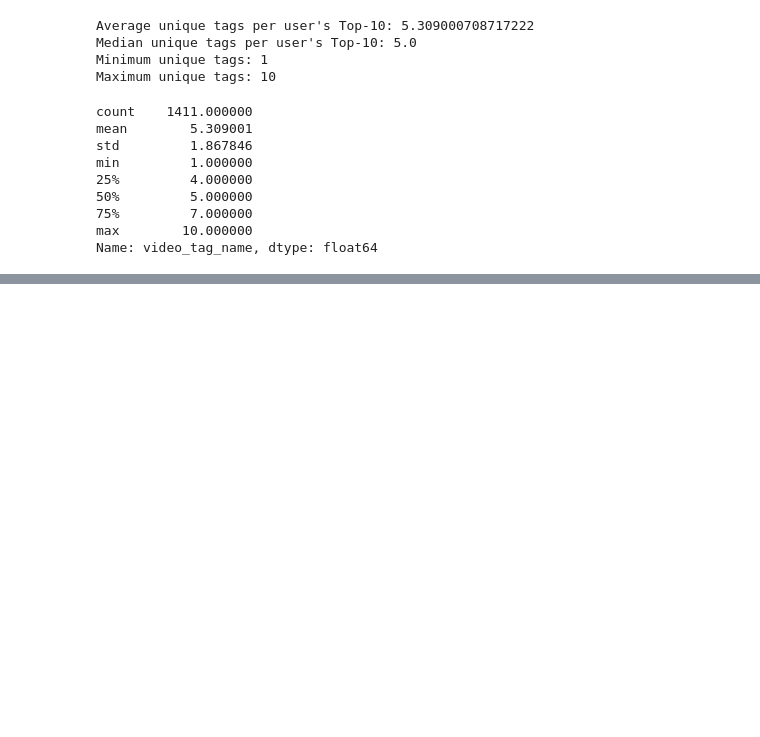
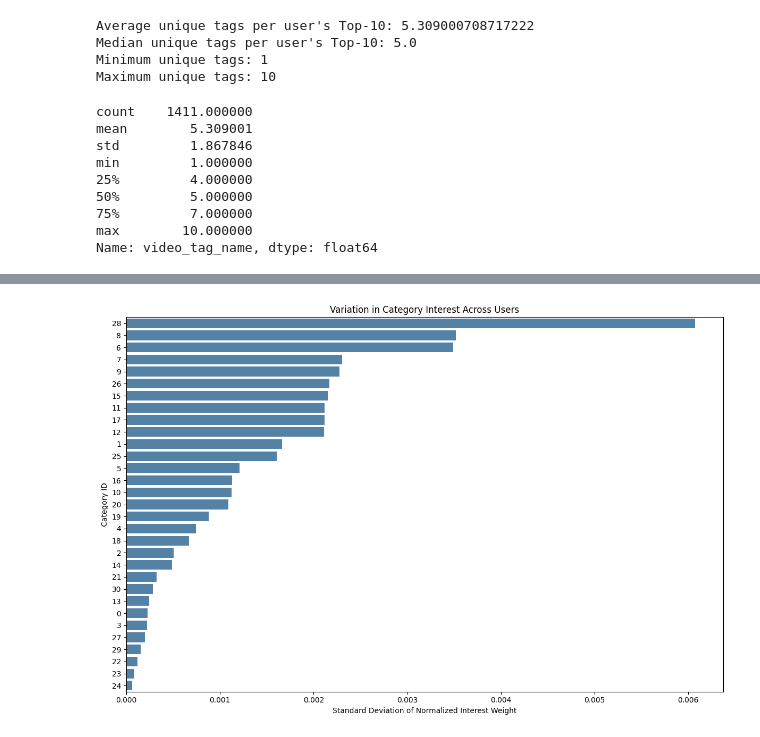
Before and after one commit to ShruteePatil12/Spotlight_project, a Jupyter notebook: notebooks/03_interest_model.ipynb.ipynb, the cells around one changed output, grey strips where cells are left out. Cells and saved outputs as stored; diff of their text form; code cells hidden in the pictures; blank space fills up the shorter version.

```diff
--- a/notebooks/03_interest_model.ipynb.ipynb
+++ b/notebooks/03_interest_model.ipynb.ipynb
@@ -1968,0 +2672,22 @@ Name: video_tag_name, dtype: float64
+# %%
+# Cell 19: Measure category-level variation across users
+
+category_profile_variation = (
+    user_interest_matrix.std(axis=0)
+    .sort_values(ascending=False)
+    .reset_index()
+)
+
+category_profile_variation.columns = [
+    "category_id",
+    "interest_weight_std"
+]
+
+print("Categories with the greatest variation across users:")
+display(category_profile_variation.head(15))
+
+print("\nCategories with the least variation across users:")
+display(category_profile_variation.tail(10))
+
+print("\nOverall category variation:")
+display(category_profile_variation["interest_weight_std"].describe())
@@ -1968,0 +2734,23 @@ Name: video_tag_name, dtype: float64
+# %%
+# Cell 20: Visualise category-level variation across users
+
+variation_plot = category_profile_variation.copy()
+variation_plot["category_id"] = variation_plot["category_id"].astype(str)
+
+plt.figure(figsize=(12, 8))
+
+sns.barplot(
+    data=variation_plot,
+    x="interest_weight_std",
+    y="category_id",
+    color="steelblue",
+    errorbar=None
+)
+
+plt.title("Variation in Category Interest Across Users")
+plt.xlabel("Standard Deviation of Normalized Interest Weight")
+plt.ylabel("Category ID")
+plt.tight_layout()
+plt.show()
+# %% [output]
+[figure, added]
```
Also changed, not shown: parts of 41 cells of this notebook, 31 other files.
